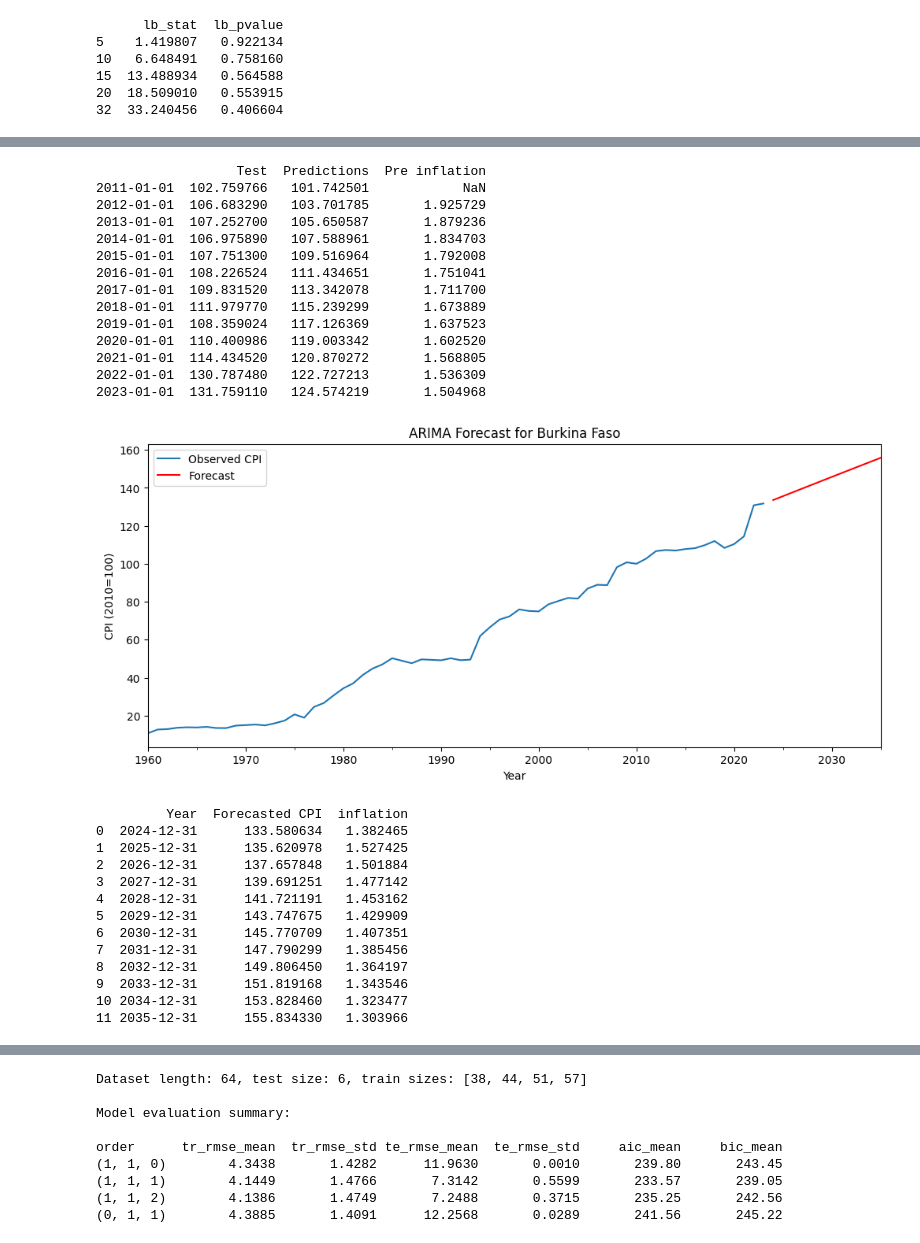
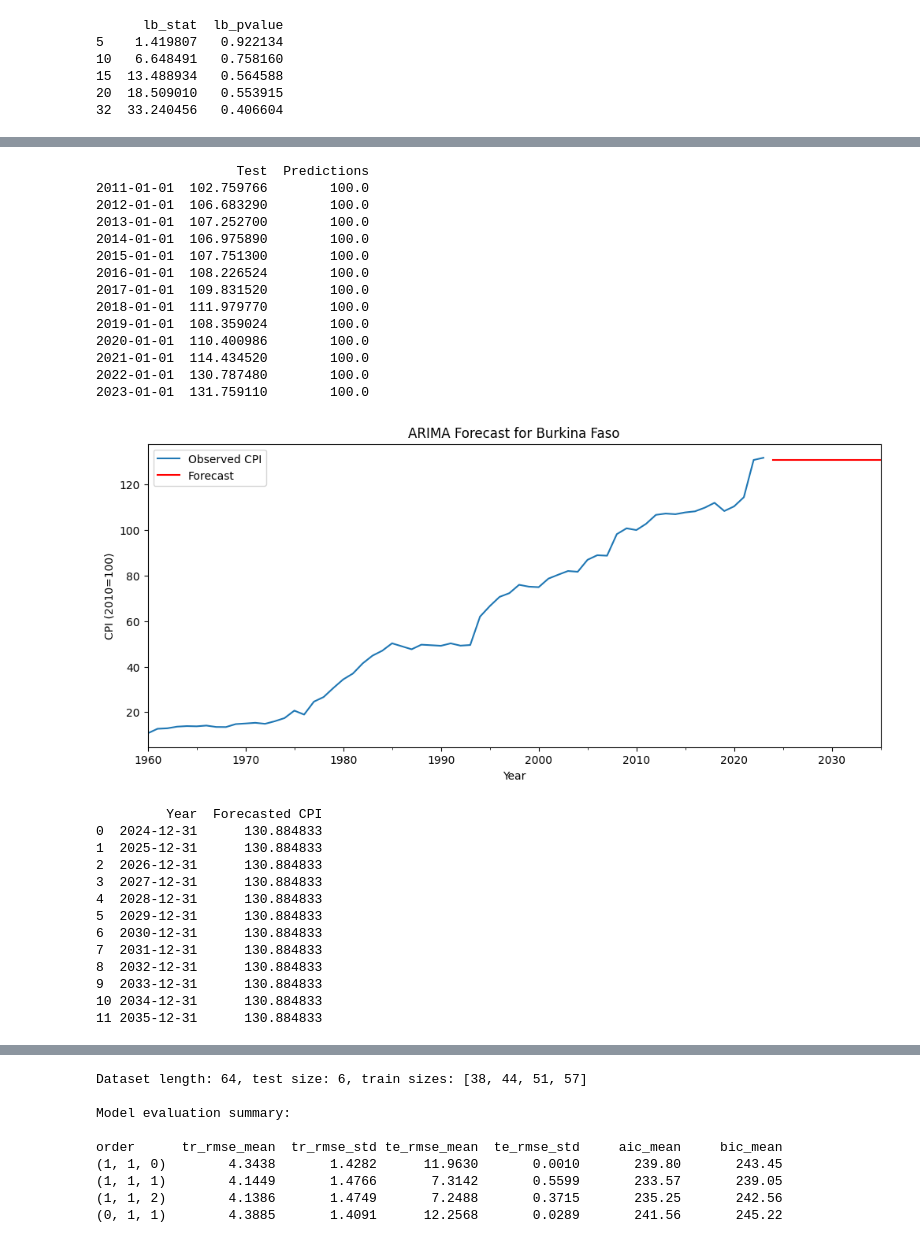
Before and after one commit to Lestonrego/Time-series, a Jupyter notebook: Time_Series.ipynb, the cells around one changed output, grey strips where cells are left out. Saved outputs shown, nothing was run; the diff lists cells and outputs as text; code cells hidden in the pictures.

```diff
--- a/Time_Series.ipynb
+++ b/Time_Series.ipynb
@@ -656,56 +666,56 @@ print(diff)
 # %%
-results_df = pd.DataFrame({"Test": y_test,"Predictions": predictions,"Pre inflation":test_inflation})
+results_df = pd.DataFrame({"Test": y_test,"Predictions": predictions,})
 print(results_df)
 # %% [output]
-                  Test  Predictions  Pre inflation
-2011-01-01  102.759766   101.742501            NaN
-2012-01-01  106.683290   103.701785       1.925729
-2013-01-01  107.252700   105.650587       1.879236
-2014-01-01  106.975890   107.588961       1.834703
-2015-01-01  107.751300   109.516964       1.792008
-2016-01-01  108.226524   111.434651       1.751041
-2017-01-01  109.831520   113.342078       1.711700
-2018-01-01  111.979770   115.239299       1.673889
-2019-01-01  108.359024   117.126369       1.637523
-2020-01-01  110.400986   119.003342       1.602520
-2021-01-01  114.434520   120.870272       1.568805
-2022-01-01  130.787480   122.727213       1.536309
-2023-01-01  131.759110   124.574219       1.504968
+                  Test  Predictions
+2011-01-01  102.759766        100.0
+2012-01-01  106.683290        100.0
+2013-01-01  107.252700        100.0
+2014-01-01  106.975890        100.0
+2015-01-01  107.751300        100.0
+2016-01-01  108.226524        100.0
+2017-01-01  109.831520        100.0
+2018-01-01  111.979770        100.0
+2019-01-01  108.359024        100.0
+2020-01-01  110.400986        100.0
+2021-01-01  114.434520        100.0
+2022-01-01  130.787480        100.0
+2023-01-01  131.759110        100.0
 # %%
-model=ARIMA(y, order=(1,1,2))
+model=ARIMA(y, order=(0,1,1))
 result=model.fit()
 forecast=result.predict(start=len(y),end=len(y)+12-1,)
 last_year=y.index[-1].year
 forecast.index=pd.date_range(start=str(last_year+1), periods=12,freq="Y")
-inflation=forecast.pct_change()*100
-inflation.iloc[0] = ((forecast.iloc[0]-y.iloc[-1])/y.iloc[-1])*100
+#inflation=forecast.pct_change()*100
+#inflation.iloc[0] = ((forecast.iloc[0]-y.iloc[-1])/y.iloc[-1])*100
 plt.figure(figsize=(12,5))
 y.plot(label="Observed CPI")
 forecast.plot(label="Forecast", color="red")
 plt.title(f"ARIMA Forecast for {country}")
 plt.xlabel("Year")
 plt.ylabel("CPI (2010=100)")
 plt.legend()
 plt.show()
 # %% [output]
-[figure, old version]
+[figure, new version]
 # %%
-forecast_df=pd.DataFrame({"Year":forecast.index,"Forecasted CPI":forecast.values,"inflation":inflation.values})
+forecast_df=pd.DataFrame({"Year":forecast.index,"Forecasted CPI":forecast.values})
 print(forecast_df)
 # %% [output]
-         Year  Forecasted CPI  inflation
-0  2024-12-31      133.580634   1.382465
-1  2025-12-31      135.620978   1.527425
-2  2026-12-31      137.657848   1.501884
-3  2027-12-31      139.691251   1.477142
-4  2028-12-31      141.721191   1.453162
-5  2029-12-31      143.747675   1.429909
-6  2030-12-31      145.770709   1.407351
-7  2031-12-31      147.790299   1.385456
-8  2032-12-31      149.806450   1.364197
-9  2033-12-31      151.819168   1.343546
-10 2034-12-31      153.828460   1.323477
-11 2035-12-31      155.834330   1.303966
+         Year  Forecasted CPI
+0  2024-12-31      130.884833
+1  2025-12-31      130.884833
+2  2026-12-31      130.884833
+3  2027-12-31      130.884833
+4  2028-12-31      130.884833
+5  2029-12-31      130.884833
+6  2030-12-31      130.884833
+7  2031-12-31      130.884833
+8  2032-12-31      130.884833
+9  2033-12-31      130.884833
+10 2034-12-31      130.884833
+11 2035-12-31      130.884833
 # %%
 from sklearn.model_selection import train_test_split
 from statsmodels.tools.eval_measures import rmse
```
Also changed, not shown: parts of 12 cells of this notebook, 1 other file.
